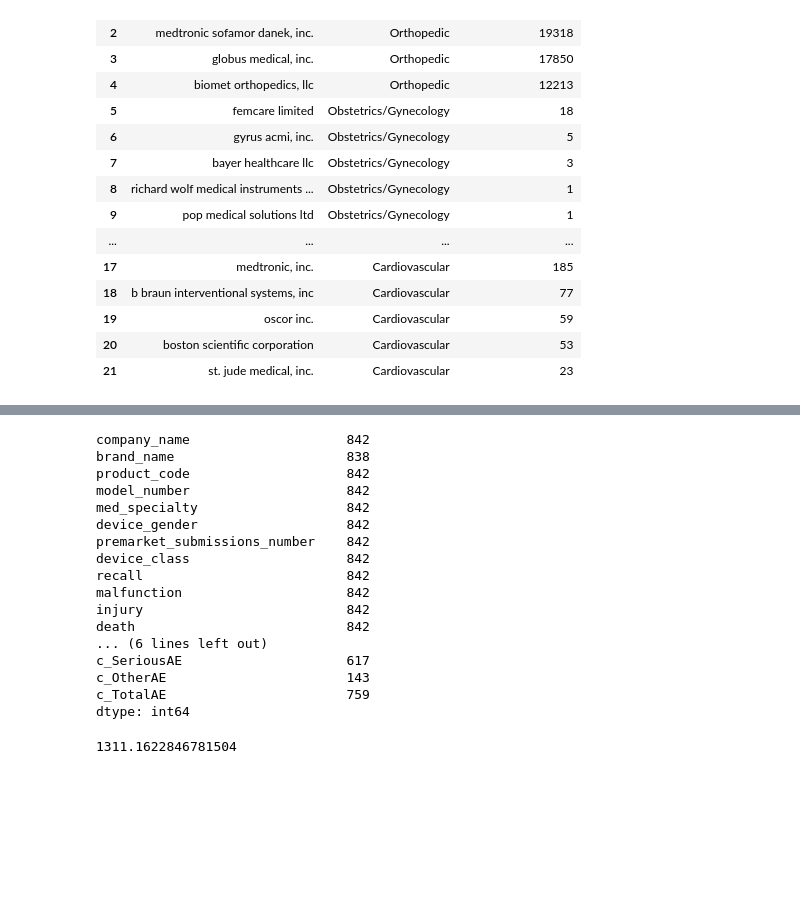
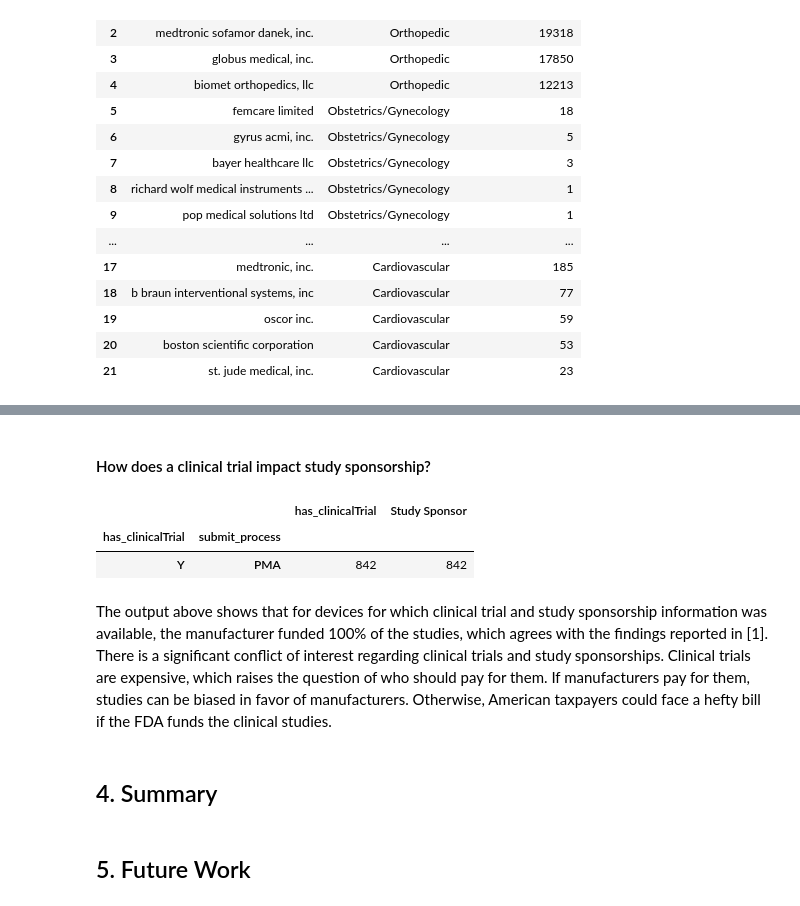
Before and after one commit to neizalazo/medical_devices_py, a Jupyter notebook: Medical_Devices.ipynb, the cells around one changed output, grey strips where cells are left out. Drawn from its saved outputs; the diff is of its cells as text; code cells hidden in the pictures; blank space fills up the shorter version.

```diff
--- a/Medical_Devices.ipynb
+++ b/Medical_Devices.ipynb
@@ -196,31 +264,16 @@ df1.groupby('device_class').agg({'model_number':'count','injury':'sum','death':'
-# %%
-# #In devices’
-# clinical trials for which information was available regarding the sponsor of the study (N =
-# 8842), it was found that every single clinical trial
-# (100%; N = 842) was sponsored by the manufacturer and/or company in charge of marketing
-# the device.
-df[(df['has_clinicalTrial']=='Y') & (df['Study Sponsor'] == 'Y')].count()
-# %% [output]
-company_name                    842
-brand_name                      838
-product_code                    842
-model_number                    842
-med_specialty                   842
-device_gender                   842
-premarket_submissions_number    842
-device_class                    842
-recall                          842
-malfunction                     842
-injury                          842
-death                           842
-... (6 lines left out)
-c_SeriousAE                     617
-c_OtherAE                       143
-c_TotalAE                       759
-dtype: int64
-# %%
-# The average sample size of clinical
-# trials was 1,311 participants.
-df[df['has_clinicalTrial']=='Y']['n'].mean()
-# %% [output]
-1311.1622846781504
+# %% [markdown]
+#### How does a clinical trial impact study sponsorship?
+# %%
+df1_sponsor = df1[df1['Study Sponsor'].notna()]
+df1_sponsor.groupby(['has_clinicalTrial','submit_process']).agg({'has_clinicalTrial':'count','Study Sponsor':'count'})
+# %% [output]
+|  |  | has_clinicalTrial | Study Sponsor |
+| has_clinicalTrial | submit_process |  |  |
+| Y | PMA | 842 | 842 |
+# %% [markdown]
+The output above shows that for devices for which clinical trial and study sponsorship information was available, the manufacturer funded 100% of the studies, which agrees with the findings reported in [1].
+There is a significant conflict of interest regarding clinical trials and study sponsorships. Clinical trials are expensive, which raises the question of who should pay for them. If manufacturers pay for them, studies can be biased in favor of manufacturers. Otherwise, American taxpayers could face a hefty bill if the FDA funds the clinical studies.
+# %% [markdown]
+## 4. Summary
+# %% [markdown]
+## 5. Future Work
```
Also changed, not shown: parts of 26 cells of this notebook.
